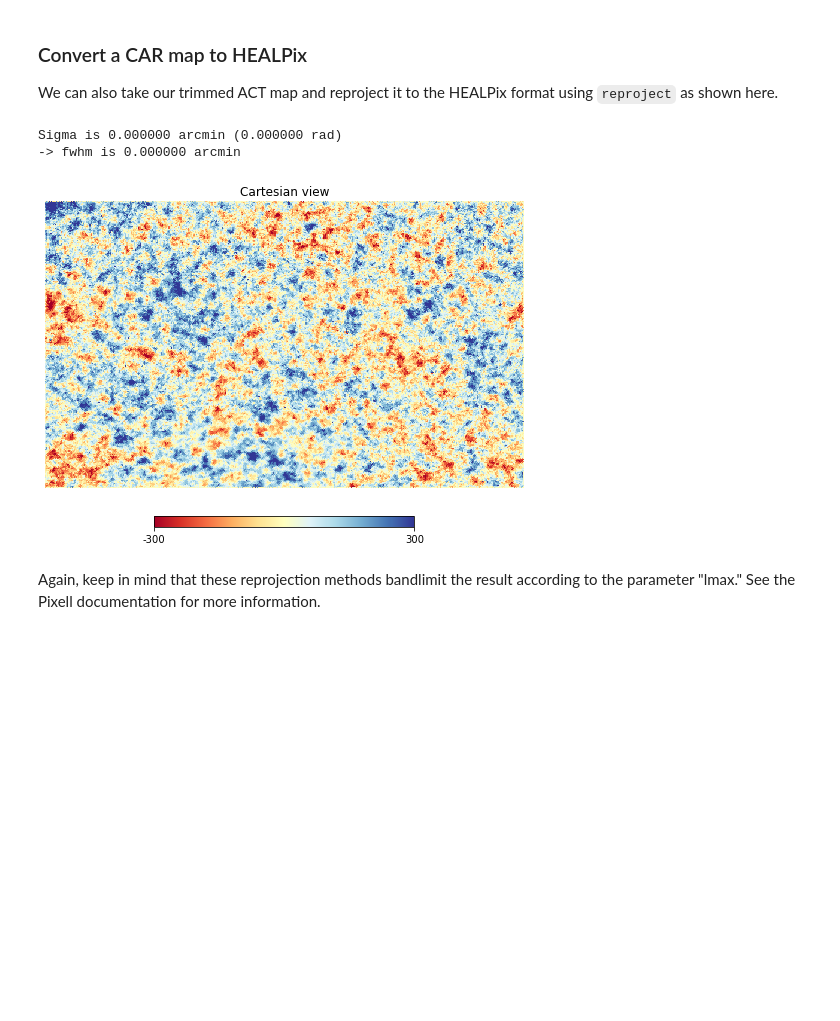
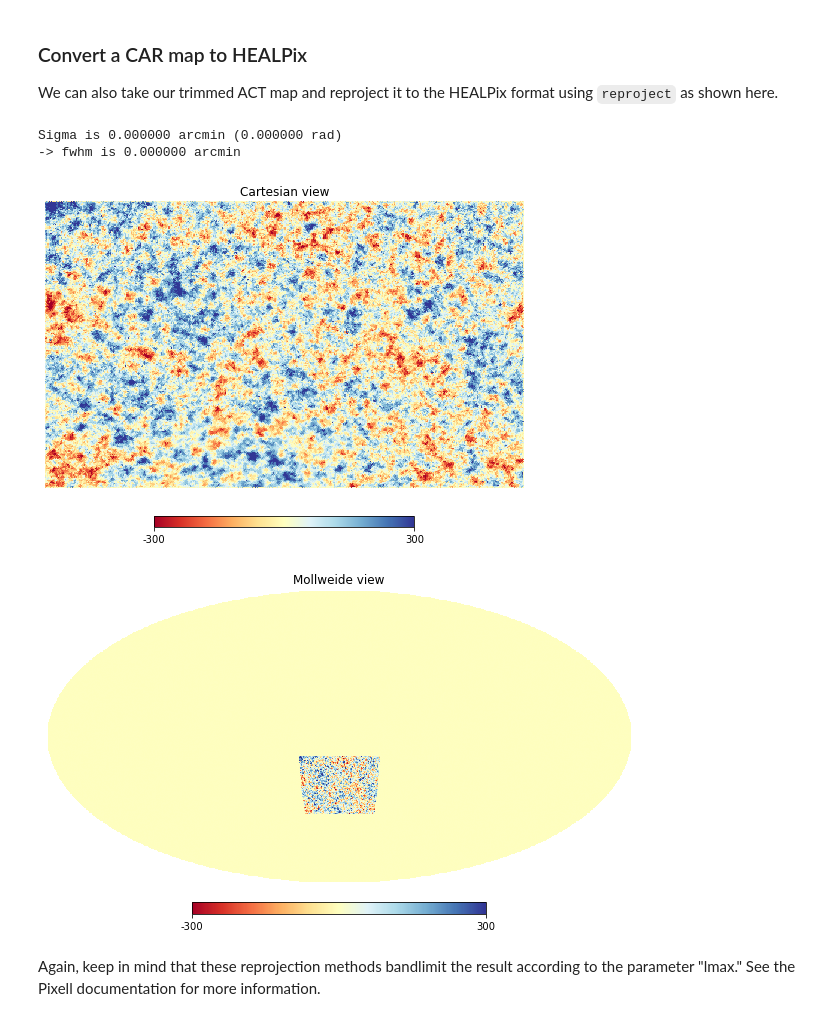
Before and after one commit to ACTCollaboration/DR4_DR5_Notebooks, a Jupyter notebook: Notebooks/Section_3_HEALPix_CAR_Conversions.ipynb, the cells around one changed output. Saved outputs shown, nothing was run; the diff lists cells and outputs as text; code cells hidden in the pictures; blank space fills up the shorter version.

```diff
--- a/Notebooks/Section_3_HEALPix_CAR_Conversions.ipynb
+++ b/Notebooks/Section_3_HEALPix_CAR_Conversions.ipynb
@@ -102,18 +102,22 @@ We can also take our trimmed ACT map and reproject it to the HEALPix format usin
 # %%
 # Convert an ndmap map to HEALPix
 smap_healpix = reproject.healpix_from_enmap(imap, lmax = 6000, nside = 512)
 
 # Plot using healpy
 lonra = np.sort(imap.box()[:, 1])/utils.degree
 latra = np.sort(imap.box()[:, 0])/utils.degree
 rang = 300
 
 hp.cartview(smap_healpix, lonra = lonra, latra = latra, min = -rang, max = rang,
             cmap = cm.get_cmap('RdYlBu'))
+
+hp.mollview(smap_healpix, min = -rang, max = rang,
+            cmap = cm.get_cmap('RdYlBu'))
 # %% [output]
 Sigma is 0.000000 arcmin (0.000000 rad)
 -> fwhm is 0.000000 arcmin
 [figure]
+[figure, added]
 # %% [markdown]
 Again, keep in mind that these reprojection methods bandlimit the result according to the parameter "lmax." See the Pixell documentation for more information.
 # %% [markdown]
```
Also changed, not shown: 2 other files.
